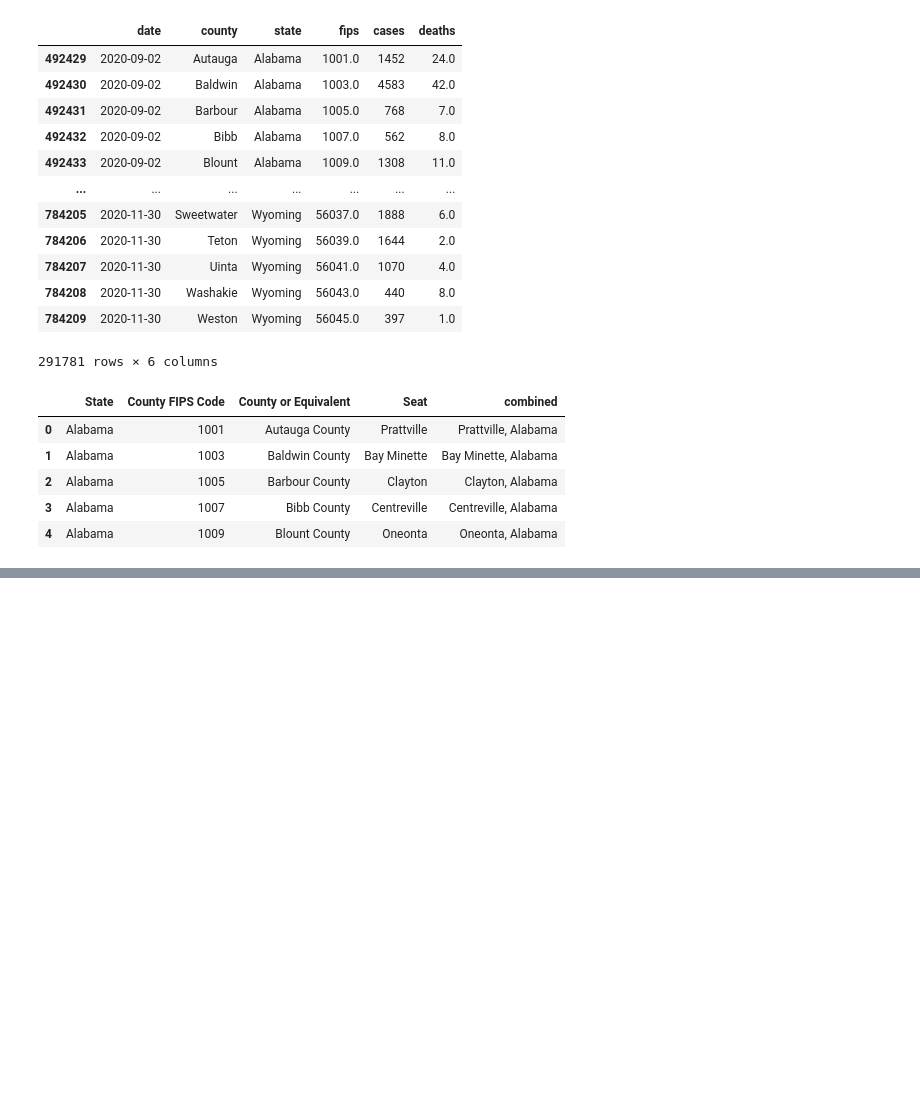
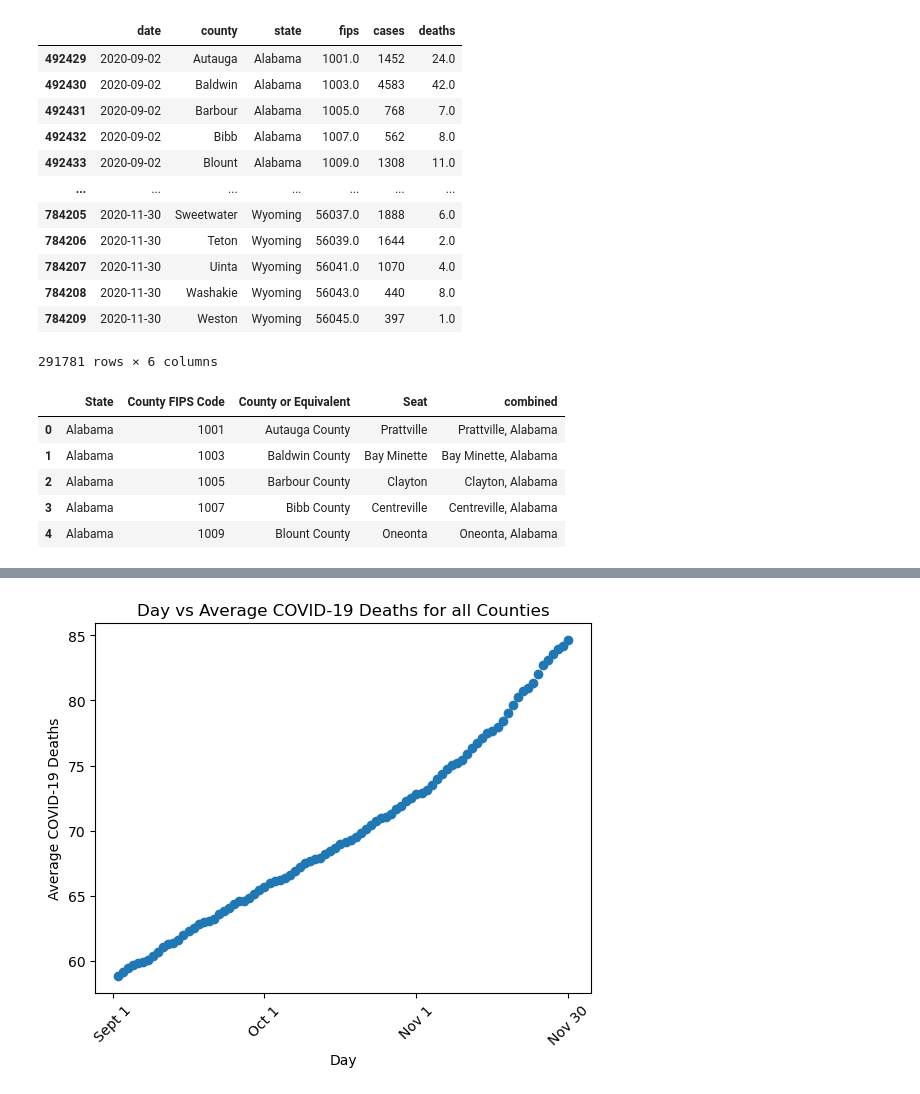
Before and after one commit to ryankracaw/project-one, a Jupyter notebook: fall.ipynb, the cells around one changed output, grey strips where cells are left out. Cells and saved outputs as stored; diff of their text form; code cells hidden in the pictures; blank space fills up the shorter version.

```diff
--- a/fall.ipynb
+++ b/fall.ipynb
@@ -178,3 +190,16 @@ plt.show()
+# %%
+# Ploting data
+plt.scatter([i for i in range(1,91)], avg_cases_df['deaths'])
+#plt.plot(x,line, color='red')
+#plt.annotate(line_eq, (0, 4000), color='red')
+plt.xticks([0, 30, 60, 90], ['Sept 1', 'Oct 1', 'Nov 1', 'Nov 30'])
+plt.xticks(rotation = 45)
+plt.xlabel('Day')
+plt.ylabel('Average COVID-19 Deaths')
+plt.title('Day vs Average COVID-19 Deaths for all Counties')
+plt.show()
+# %% [output]
+[figure, added]
 # %%
 # Show list of cities
 cities
```
Also changed, not shown: parts of 11 cells of this notebook, 1 other file.
